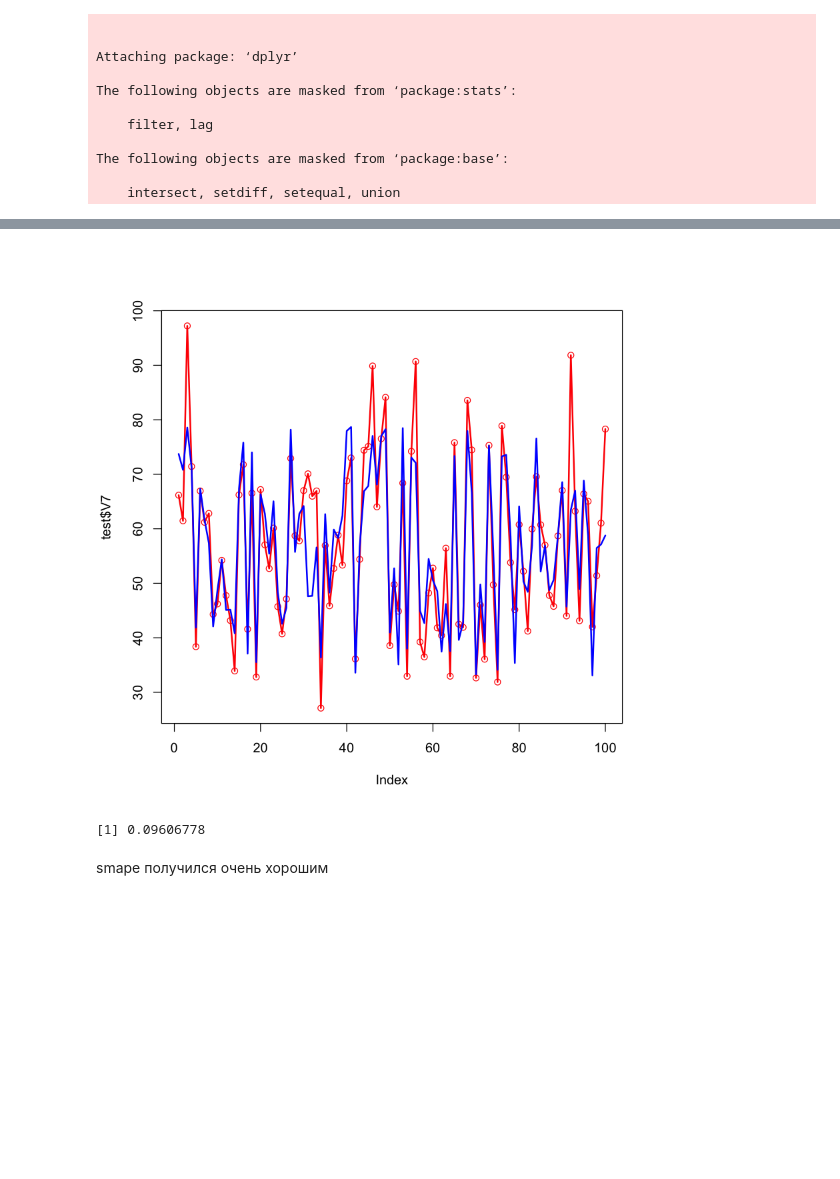
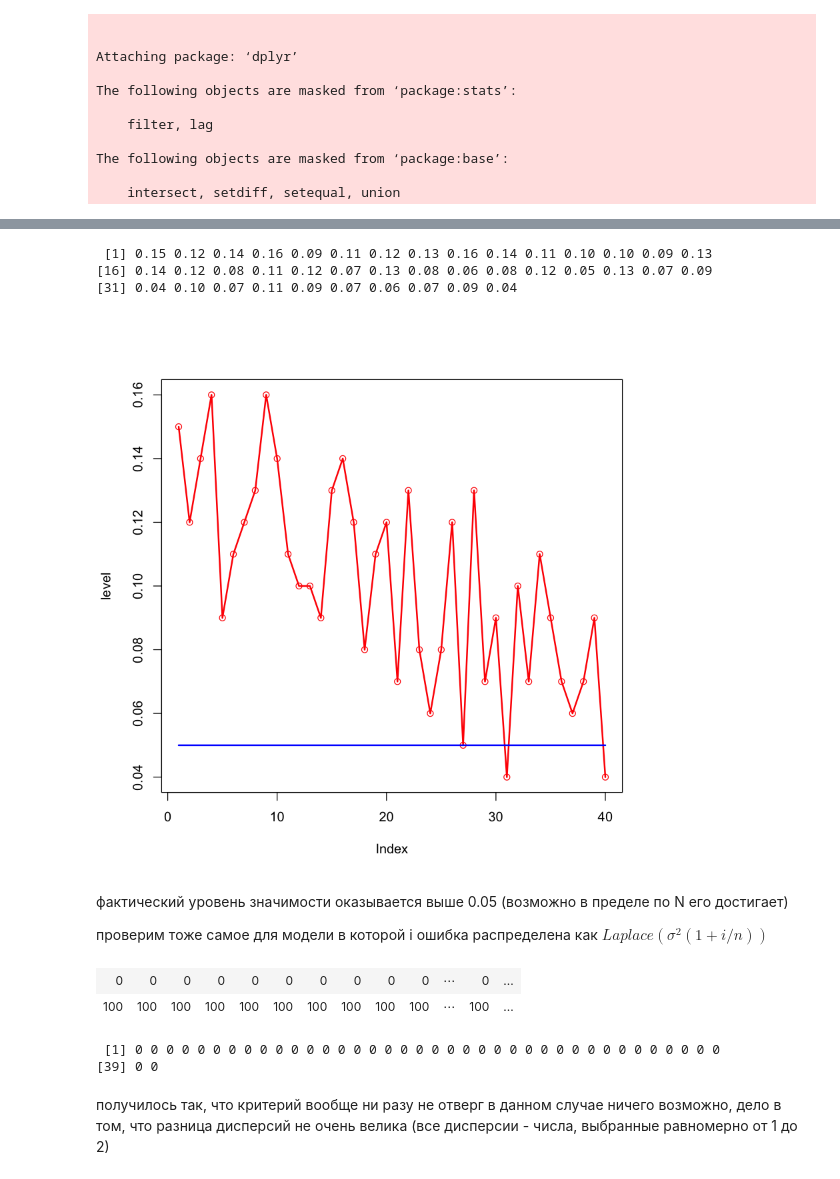
Before and after one commit to sergmiller/applied-stats, a Jupyter notebook: hw9/66.9.5.ipynb, the cells around one changed output, grey strips where cells are left out. Cells and saved outputs as stored; diff of their text form; code cells hidden in the pictures; blank space fills up the shorter version.

```diff
--- a/hw9/66.9.5.ipynb
+++ b/hw9/66.9.5.ipynb
@@ -188,3 +24,0 @@ res = calc_model(aic, train)
-# %%
-model<-lm(V7 ~ V2 + V5 + V6, data=train)
-pred<-as.numeric(predict(model, test))
@@ -215,12 +48,40 @@ F-statistic: 530.4 on 3 and 396 DF,  p-value: < 2.2e-16
+# %%
+alpha<-0.05
+offset=10
+sigma<-1
+N<-40
+T<-100
+A<-100
+# %%
+res<-matrix(0,nrow = 2,ncol = N)
+for(n in 1:N) {
+    for(t in 1:T) {
+        theta <- matrix(runif(n = n, min = 0,max = 1),ncol = 1)
+        X <- matrix(runif(n = n * A, min = 0,max = 1),ncol = n)
+        Y <- X %*% theta + matrix(rlaplace(n = A, m = 0, s = sigma), ncol=1)
+        model <- lm(Y ~ X)
+        pval <- gqtest(model, fraction = offset)$p.value
+        res[1 + (pval > 0.05), n] <- res[1 + (pval > 0.05), n] + 1
+    }
+}
+# %%
+level = rep(0,N)
+for(i in 1:N) {
+    level[i] <- res[1,i]/T
+}
+# %%
+level
+# %% [output]
+ [1] 0.15 0.12 0.14 0.16 0.09 0.11 0.12 0.13 0.16 0.14 0.11 0.10 0.10 0.09 0.13
+[16] 0.14 0.12 0.08 0.11 0.12 0.07 0.13 0.08 0.06 0.08 0.12 0.05 0.13 0.07 0.09
+[31] 0.04 0.10 0.07 0.11 0.09 0.07 0.06 0.07 0.09 0.04
 # %%
-plot(test$V7,col = 'red')
-lines(test$V7, col = "red", lwd = 2)
-lines(pred, col = "blue", lwd = 2)
+plot(level,col = 'red')
+lines(level, col = "red", lwd = 2)
+lines(rep(0.05,N), col = "blue", lwd = 2)
 # %% [output]
-[figure, old version]
+[figure, new version]
-# %%
-mean(abs(pred - test$V7)/((abs(pred) + abs(test$V7))/2))
-# %% [output]
-[1] 0.09606778
-# %% [markdown]
-smape получился очень хорошим
+# %% [markdown]
+фактический уровень значимости оказывается выше 0.05 (возможно в пределе по N его достигает)
+
+проверим тоже самое для модели в которой i ошибка распределена как $Laplace(\sigma^2(1 + i/n))$
@@ -226,0 +104,5 @@ smape получился очень хорошим
+# %%
+res2
+# %% [output]
+| 0 | 0 | 0 | 0 | 0 | 0 | 0 | 0 | 0 | 0 | ⋯ | 0 | ... |
+| 100 | 100 | 100 | 100 | 100 | 100 | 100 | 100 | 100 | 100 | ⋯ | 100 | ... |
@@ -226,0 +114,8 @@ smape получился очень хорошим
+# %%
+level2
+# %% [output]
+ [1] 0 0 0 0 0 0 0 0 0 0 0 0 0 0 0 0 0 0 0 0 0 0 0 0 0 0 0 0 0 0 0 0 0 0 0 0 0 0
+[39] 0 0
+# %% [markdown]
+получилось так, что критерий вообще ни разу не отверг в данном случае ничего
+возможно, дело в том, что разница дисперсий не очень велика (все дисперсии - числа, выбранные равномерно от 1 до 2)
```
Also changed, not shown: parts of 24 cells of this notebook, 20 other files.
